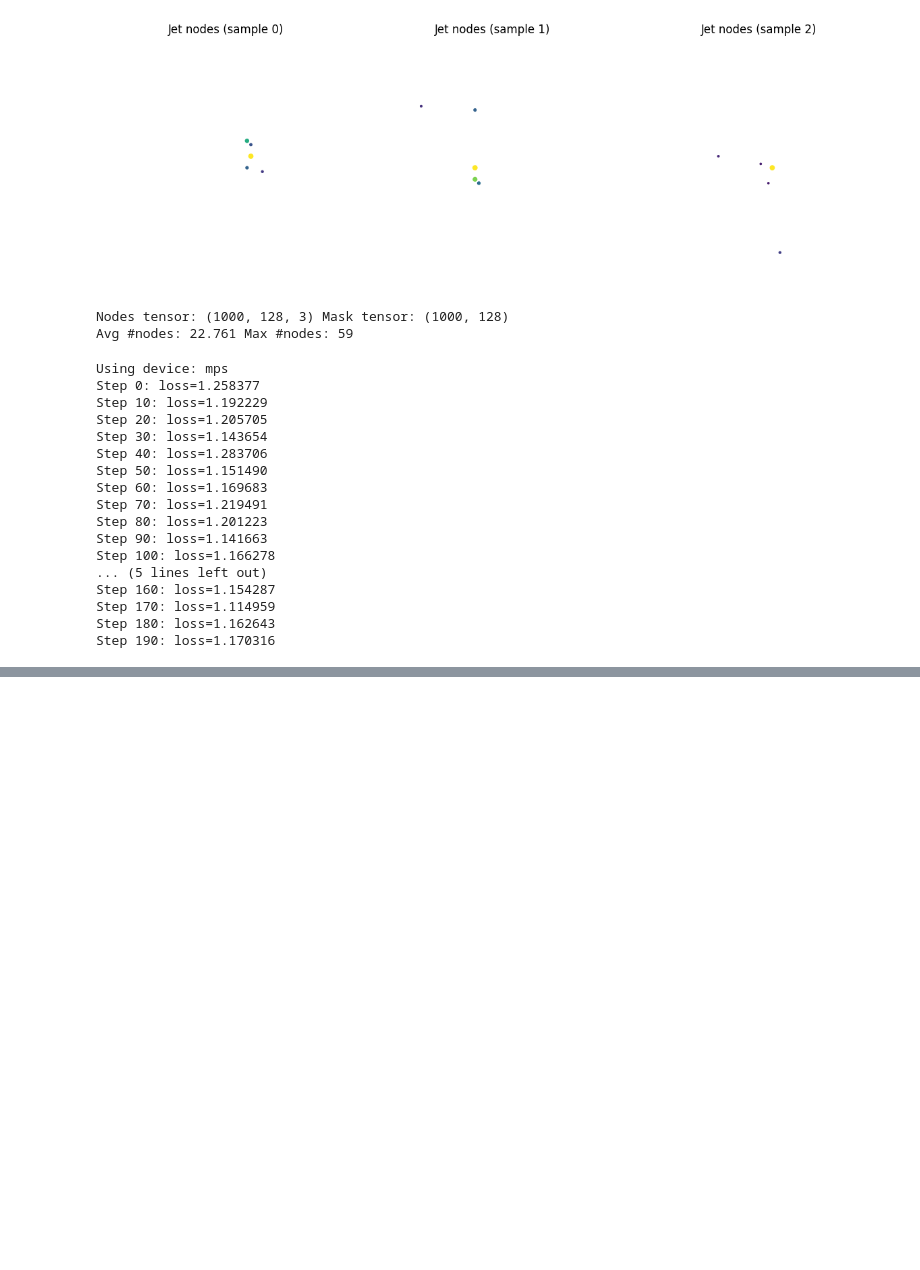
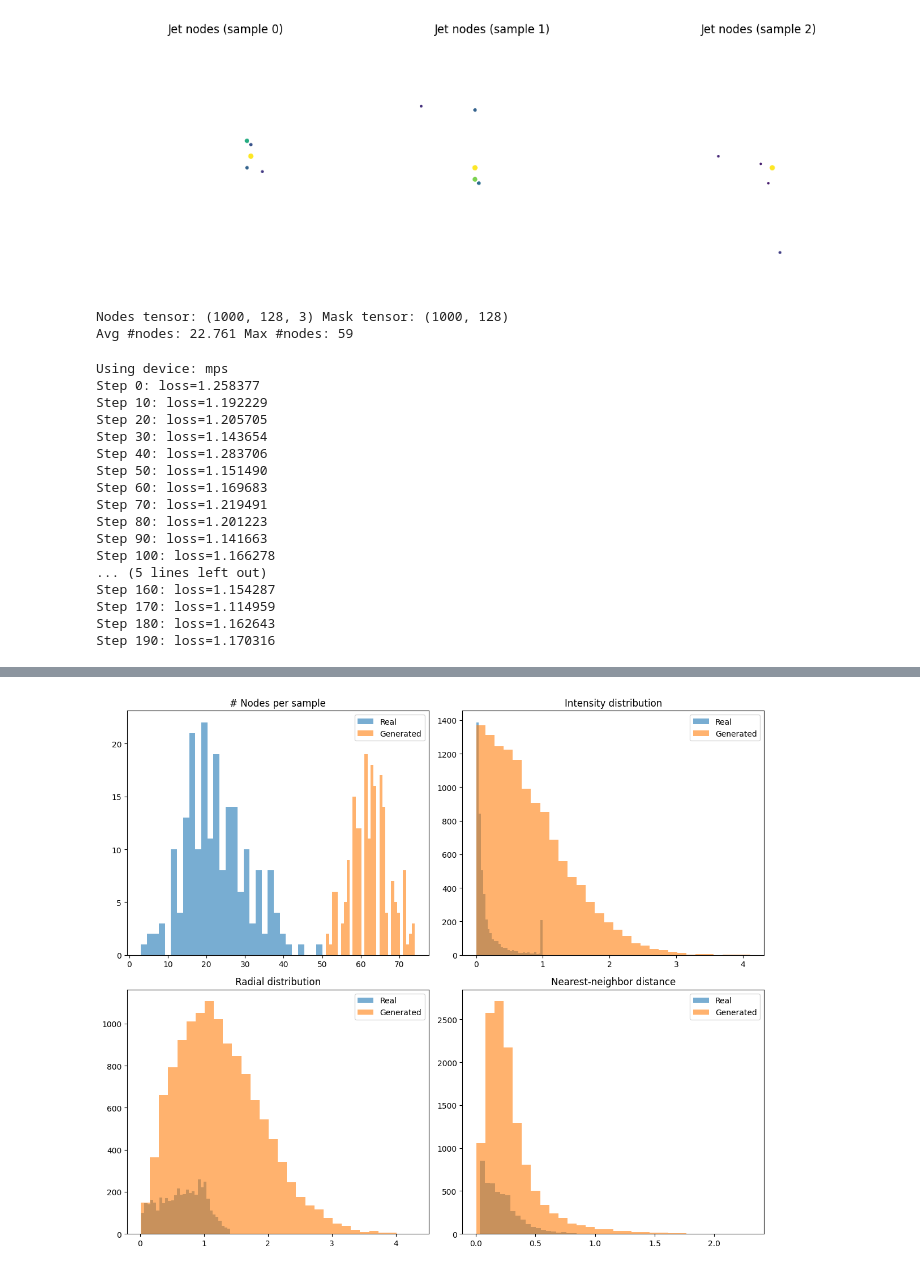
Before and after one commit to mashathepotato/GSoC-Quantum-Diffusion-Model, a Jupyter notebook: notebooks/quantum/conceptualization/jet_graphs.ipynb, the cells around one changed output, grey strips where cells are left out. Drawn from its saved outputs; the diff is of its cells as text; code cells hidden in the pictures; blank space fills up the shorter version.

```diff
--- a/notebooks/quantum/conceptualization/jet_graphs.ipynb
+++ b/notebooks/quantum/conceptualization/jet_graphs.ipynb
@@ -307,0 +332,93 @@ plt.show()
+# %%
+# --- Foreground-only quantitative evals (real vs generated) ---
+import numpy as np
+
+def nodes_from_real_sample(idx, energy_quantile=0.995):
+    sample = _to_single_channel(data_X[idx], channel=0)
+    img_n, coords, intens = extract_energy_nodes(sample, energy_quantile=energy_quantile)
+    # coords: (N,2) in (row, col)
+    H, W = img_n.shape
+    if intens.size == 0:
+        return np.empty((0, 3))
+    xs = coords[:, 1] / (W - 1 + 1e-12)
+    ys = coords[:, 0] / (H - 1 + 1e-12)
+    xs = 2.0 * xs - 1.0
+    ys = 2.0 * ys - 1.0
+    return np.stack([xs, ys, intens], axis=1)
+
+def nodes_from_generated(gen_nodes_i):
+    # gen_nodes_i: (K,3) in [-1,1] with intensity in [0,1]
+    nodes = gen_nodes_i.detach().cpu().numpy()
+    # keep positive intensity nodes
+    nodes = nodes[nodes[:, 2] > 0]
+    return nodes
+
+def radial_dist(nodes):
+    if nodes.shape[0] == 0:
+        return np.array([])
+    xs, ys = nodes[:, 0], nodes[:, 1]
+    return np.sqrt(xs**2 + ys**2)
+
+def nearest_neighbor_dist(nodes):
+    if nodes.shape[0] < 2:
+        return np.array([])
+    pts = nodes[:, :2]
+    dists = []
+    for i in range(len(pts)):
+        diff = pts - pts[i]
+        dist = np.sqrt((diff**2).sum(axis=1))
+        dist[i] = np.inf
+        dists.append(dist.min())
+    return np.array(dists)
+
+# Build evaluation sets
+num_eval = min(200, data_X.shape[0])
+real_idx = np.random.choice(data_X.shape[0], size=num_eval, replace=False)
+real_nodes_list = [nodes_from_real_sample(i, energy_quantile=energy_quantile) for i in real_idx]
+
+gen_flat = flow_sample(model, num_eval, steps=50, device=device)
+gen_nodes = unflatten_nodes(gen_flat, K_max)
+gen_nodes_list = [nodes_from_generated(gen_nodes[i]) for i in range(num_eval)]
+
+# 1) Node count distribution
+real_counts = np.array([n.shape[0] for n in real_nodes_list])
+gen_counts = np.array([n.shape[0] for n in gen_nodes_list])
+
+# 2) Intensity distribution
+real_intens = np.concatenate([n[:, 2] for n in real_nodes_list if n.shape[0] > 0])
+gen_intens = np.concatenate([n[:, 2] for n in gen_nodes_list if n.shape[0] > 0])
+
+# 3) Radial distribution
+real_r = np.concatenate([radial_dist(n) for n in real_nodes_list if n.shape[0] > 0])
+gen_r = np.concatenate([radial_dist(n) for n in gen_nodes_list if n.shape[0] > 0])
+
+# 4) Nearest-neighbor distances
+real_nn = np.concatenate([nearest_neighbor_dist(n) for n in real_nodes_list if n.shape[0] > 1])
+gen_nn = np.concatenate([nearest_neighbor_dist(n) for n in gen_nodes_list if n.shape[0] > 1])
+
+fig, axes = plt.subplots(2, 2, figsize=(12, 10))
+
+axes[0, 0].hist(real_counts, bins=30, alpha=0.6, label="Real")
+axes[0, 0].hist(gen_counts, bins=30, alpha=0.6, label="Generated")
+axes[0, 0].set_title("# Nodes per sample")
+axes[0, 0].legend()
+
+axes[0, 1].hist(real_intens, bins=30, alpha=0.6, label="Real")
+axes[0, 1].hist(gen_intens, bins=30, alpha=0.6, label="Generated")
+axes[0, 1].set_title("Intensity distribution")
+axes[0, 1].legend()
+
+axes[1, 0].hist(real_r, bins=30, alpha=0.6, label="Real")
+axes[1, 0].hist(gen_r, bins=30, alpha=0.6, label="Generated")
+axes[1, 0].set_title("Radial distribution")
+axes[1, 0].legend()
+
+axes[1, 1].hist(real_nn, bins=30, alpha=0.6, label="Real")
+axes[1, 1].hist(gen_nn, bins=30, alpha=0.6, label="Generated")
+axes[1, 1].set_title("Nearest-neighbor distance")
+axes[1, 1].legend()
+
+plt.tight_layout()
+plt.show()
+# %% [output]
+[figure, added]
```
Also changed, not shown: parts of 2 cells of this notebook.
